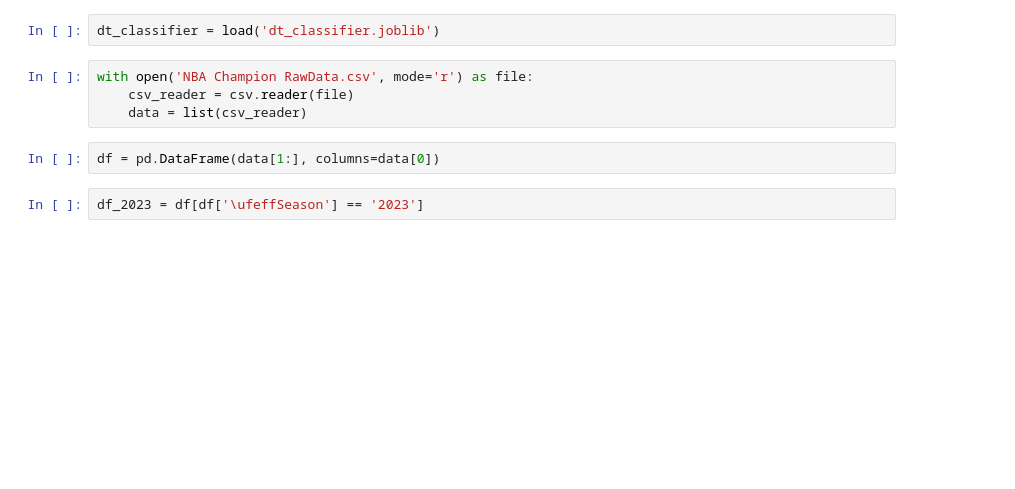
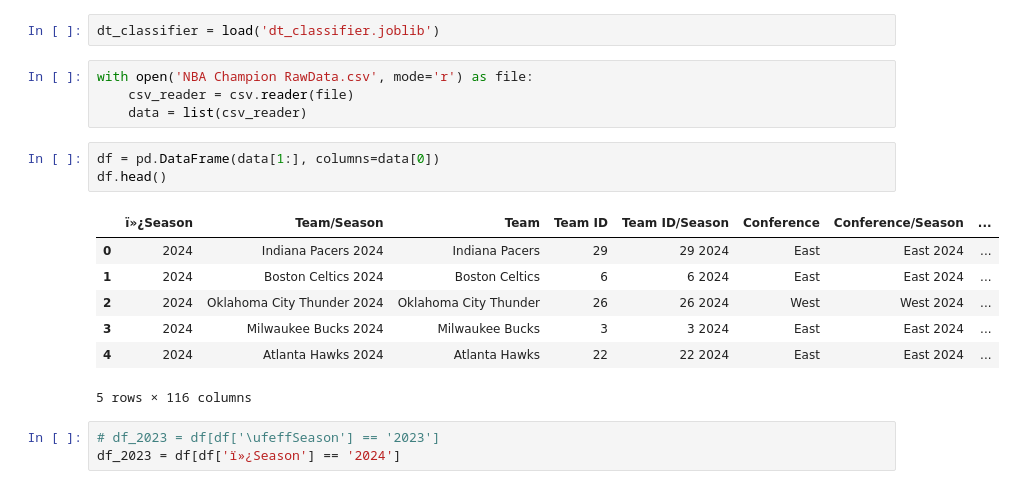
Before and after one commit to james-zhou1/NBADecisionTree, a Jupyter notebook: evaluate.ipynb, the cells around one changed output. Drawn from its saved outputs; the diff is of its cells as text; blank space fills up the shorter version.

```diff
--- a/evaluate.ipynb
+++ b/evaluate.ipynb
@@ -23,8 +15,18 @@ with open('NBA Champion RawData.csv', mode='r') as file:
     data = list(csv_reader)
 # %%
 df = pd.DataFrame(data[1:], columns=data[0])
+df.head()
+# %% [output]
+|  | ï»¿Season | Team/Season | Team | Team ID | Team ID/Season | Conference | Conference/Season | ... |
+| 0 | 2024 | Indiana Pacers 2024 | Indiana Pacers | 29 | 29 2024 | East | East 2024 | ... |
+| 1 | 2024 | Boston Celtics 2024 | Boston Celtics | 6 | 6 2024 | East | East 2024 | ... |
+| 2 | 2024 | Oklahoma City Thunder 2024 | Oklahoma City Thunder | 26 | 26 2024 | West | West 2024 | ... |
+| 3 | 2024 | Milwaukee Bucks 2024 | Milwaukee Bucks | 3 | 3 2024 | East | East 2024 | ... |
+| 4 | 2024 | Atlanta Hawks 2024 | Atlanta Hawks | 22 | 22 2024 | East | East 2024 | ... |
+5 rows × 116 columns
 # %%
-df_2023 = df[df['\ufeffSeason'] == '2023']
+# df_2023 = df[df['\ufeffSeason'] == '2023']
+df_2023 = df[df['ï»¿Season'] == '2024']
 # %%
 feature_names = ['rk conference', 'sum mvp shares', 'Conference OR', 'overall record', 'MOV']
 feature_df_2023 = df_2023[feature_names]
```
Also changed, not shown: parts of 6 cells of this notebook, 2 other files.
